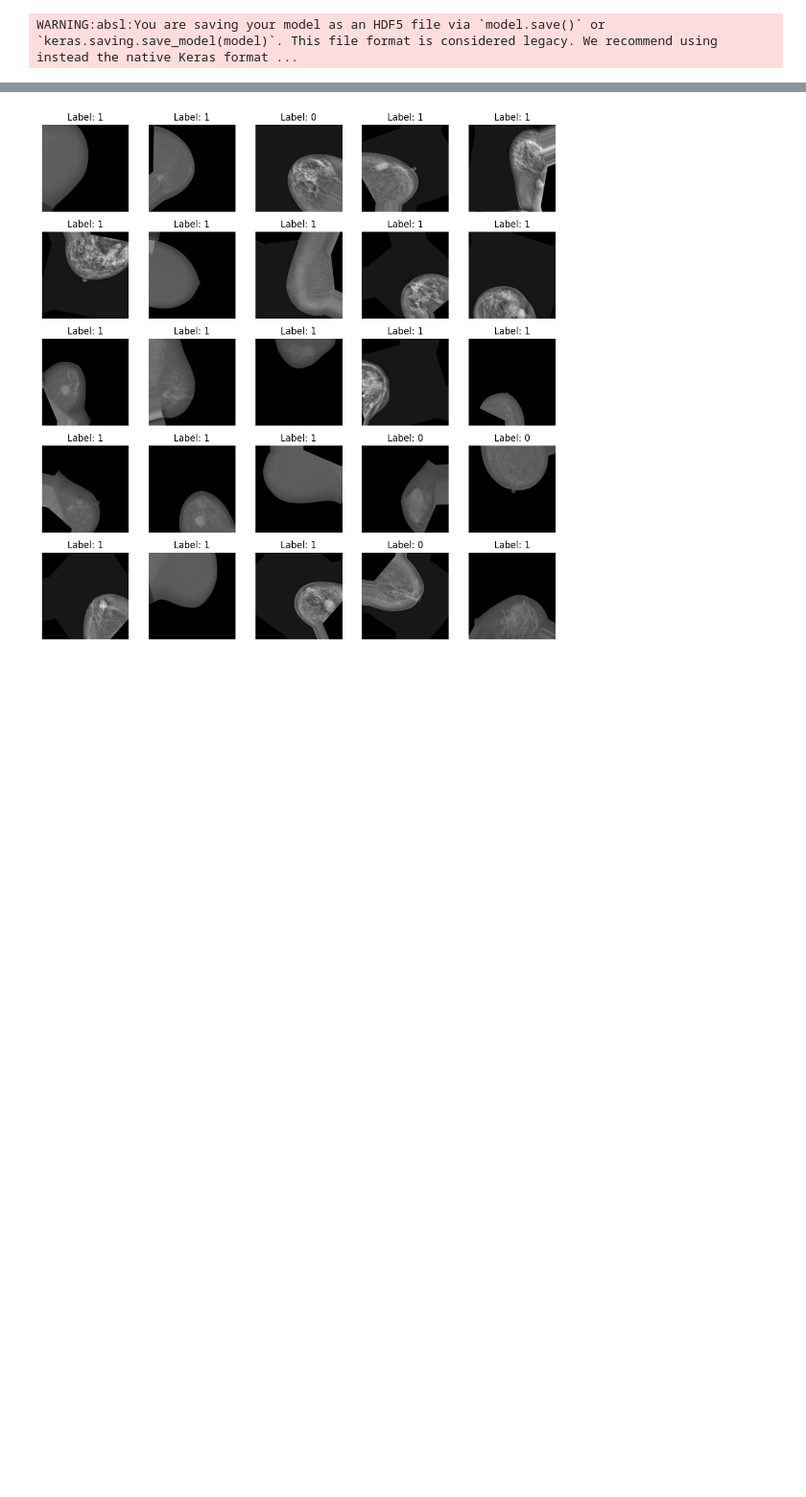
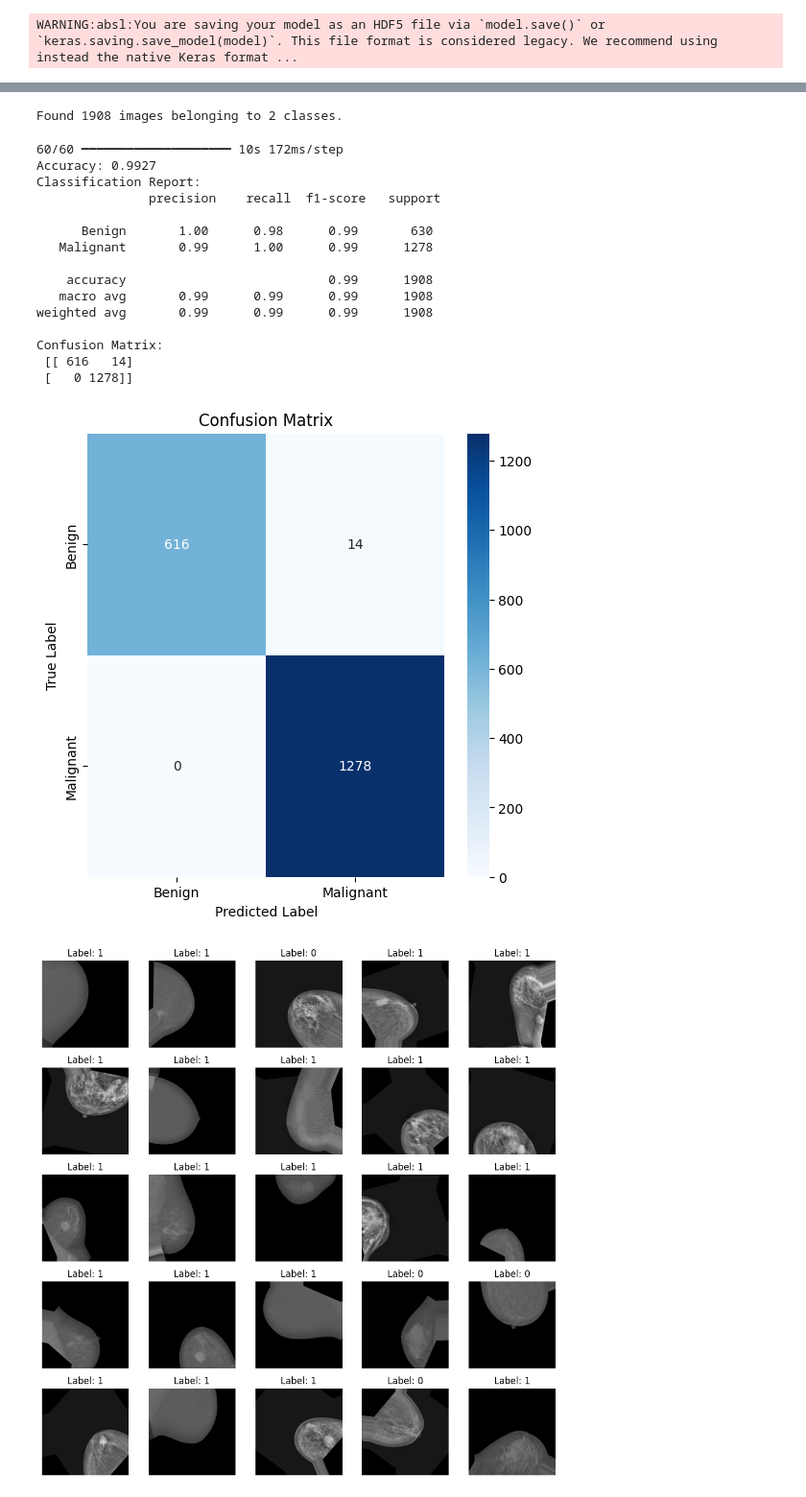
Before and after one commit to matt7salomon/breast_cancer_from_mammograms_deep_learning, a Jupyter notebook: efficientnetB0_breast_cancer_colab_better_one.ipynb, the cells around one changed output, grey strips where cells are left out. Shown at 96% size. Cells and saved outputs as stored; diff of their text form; code cells hidden in the pictures; blank space fills up the shorter version.

Commit message:
adding a better one with efficient net and confusion plot

```diff
--- a/efficientnetB0_breast_cancer_colab_better_one.ipynb
+++ b/efficientnetB0_breast_cancer_colab_better_one.ipynb
@@ -286,7 +286,7 @@ Epoch 15: ReduceLROnPlateau reducing learning rate to 2.499999936844688e-05.
 120/120 ━━━━━━━━━━━━━━━━━━━━ 68s 538ms/step - accuracy: 0.9960 - loss: 0.0125 - val_accuracy: 0.9974 - val_loss: 0.0830 - learning_rate: 5.0000e-05
 WARNING:absl:You are saving your model as an HDF5 file via `model.save()` or `keras.saving.save_model(model)`. This file format is considered legacy. We recommend using instead the native Keras format ...
 # %%
-from sklearn.metrics import classification_report, confusion_matrix
+from sklearn.metrics import classification_report, confusion_matrix, accuracy_score
 def evaluate_model(model, test_generator):
     # Predict the classes for the test data
     test_generator.reset()
@@ -296,6 +296,11 @@ def evaluate_model(model, test_generator):
     # Get true labels
     true_classes = test_generator.classes
     class_labels = list(test_generator.class_indices.keys())
+
+    # Calculate accuracy
+    accuracy = accuracy_score(true_classes, predicted_classes)
+    print(f"Accuracy: {accuracy:.4f}")
+
 
     # Print classification report and confusion matrix
     print("Classification Report:\n", classification_report(true_classes, predicted_classes, target_names=class_labels))
@@ -330,6 +336,69 @@ weighted avg       0.99      0.99      0.99      1908
 Confusion Matrix:
  [[ 616   14]
  [   0 1278]]
+# %%
+import matplotlib.pyplot as plt
+import seaborn as sns
+from sklearn.metrics import classification_report, confusion_matrix, accuracy_score
+
+def evaluate_model(model, test_generator):
+    # Predict the classes for the test data
+    test_generator.reset()
+    predictions = model.predict(test_generator)
+    predicted_classes = (predictions > 0.5).astype("int32")  # Binary classification threshold
+
+    # Get true labels
+    true_classes = test_generator.classes
+    class_labels = list(test_generator.class_indices.keys())
+
+    # Calculate accuracy
+    accuracy = accuracy_score(true_classes, predicted_classes)
+    print(f"Accuracy: {accuracy:.4f}")
+
+    # Print classification report
+    print("Classification Report:\n", classification_report(true_classes, predicted_classes, target_names=class_labels))
+
+    # Confusion matrix
+    conf_matrix = confusion_matrix(true_classes, predicted_classes)
+    print("Confusion Matrix:\n", conf_matrix)
+
+    # Plot confusion matrix
+    plt.figure(figsize=(6, 6))
+    sns.heatmap(conf_matrix, annot=True, fmt='d', cmap='Blues', xticklabels=class_labels, yticklabels=class_labels)
+    plt.title('Confusion Matrix')
+    plt.xlabel('Predicted Label')
+    plt.ylabel('True Label')
+    plt.show()
+
+# Assuming test data is organized into 'test' directory
+test_generator = val_datagen.flow_from_directory(
+    '/content/drive/MyDrive/PublicFolder/DataSet/test',
+    target_size=(224, 224),
+    batch_size=32,
+    class_mode='binary',
+    shuffle=False
+)
+
+# Evaluate the model on test data
+evaluate_model(model, test_generator)
+# %% [output]
+Found 1908 images belonging to 2 classes.
+60/60 ━━━━━━━━━━━━━━━━━━━━ 10s 172ms/step
+Accuracy: 0.9927
+Classification Report:
+               precision    recall  f1-score   support
+
+      Benign       1.00      0.98      0.99       630
+   Malignant       0.99      1.00      0.99      1278
+
+    accuracy                           0.99      1908
+   macro avg       0.99      0.99      0.99      1908
+weighted avg       0.99      0.99      0.99      1908
+
+Confusion Matrix:
+ [[ 616   14]
+ [   0 1278]]
+[figure, added]
 # %%
 # Function to plot 25 sample images in a 5x5 grid
 def plot_data_samples(generator):
```
Also changed, not shown: parts of 1 cell of this notebook.
